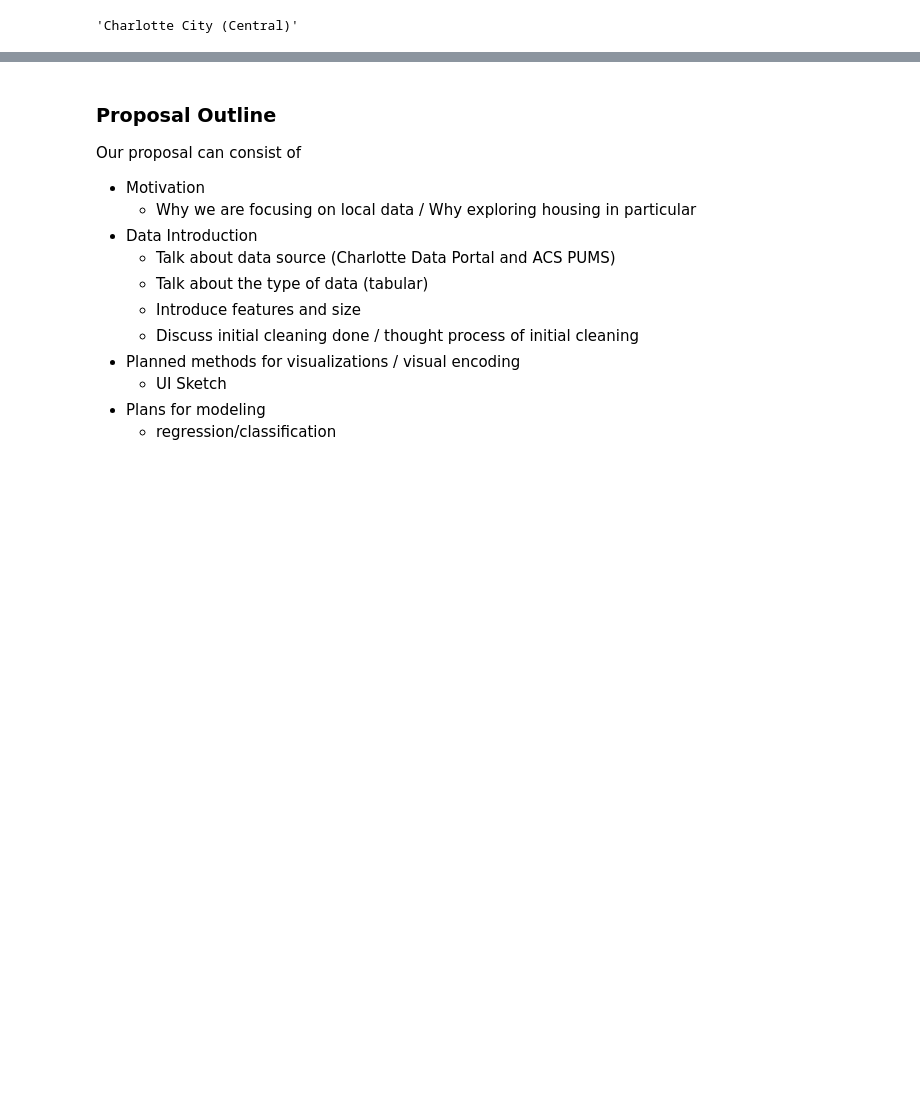
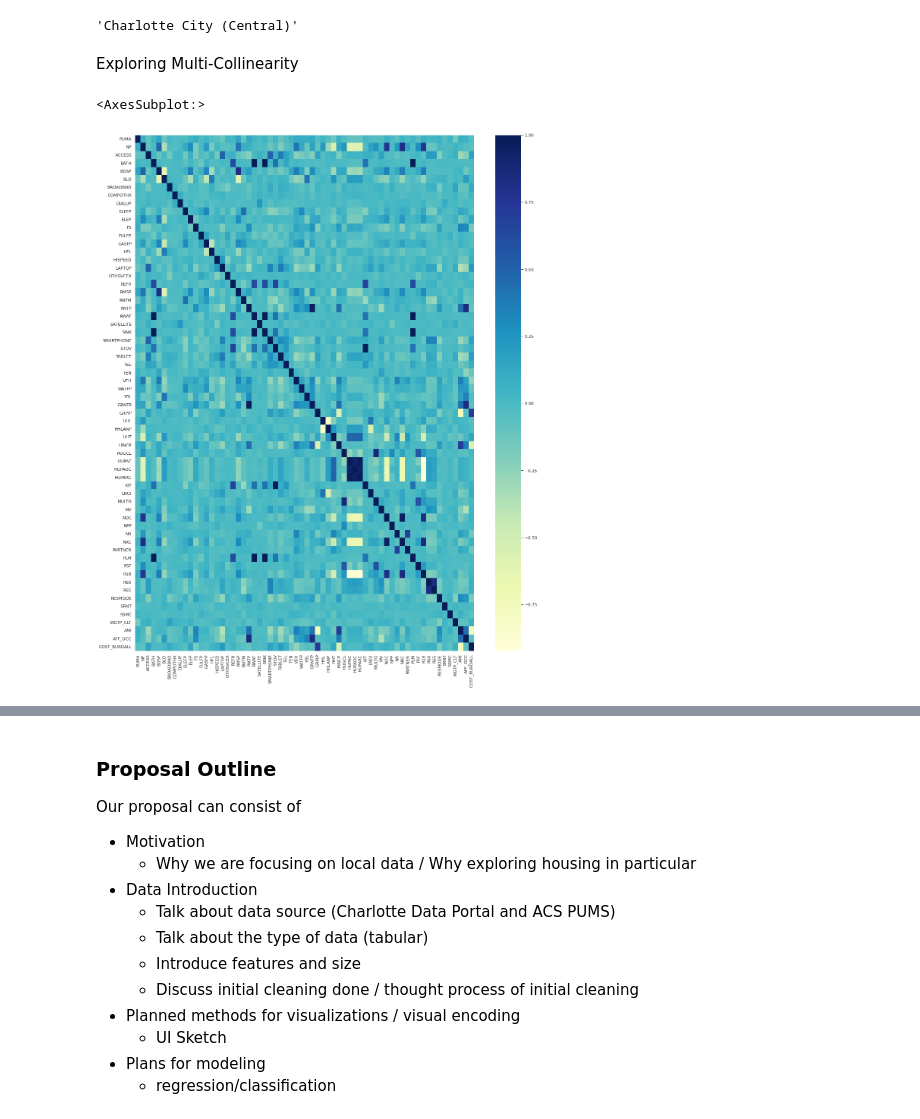
Before and after one commit to ITCS4122VISUALANALYTICS/Charlotte_Housing, a Jupyter notebook: notebooks/exploration_and_cleaning.ipynb, the cells around one changed output, grey strips where cells are left out. Drawn from its saved outputs; the diff is of its cells as text; code cells hidden in the pictures; blank space fills up the shorter version.

```diff
--- a/notebooks/exploration_and_cleaning.ipynb
+++ b/notebooks/exploration_and_cleaning.ipynb
@@ -357,3 +357,12 @@ PUMA_codes = {
 PUMA_codes[3101]
 # %% [output]
 'Charlotte City (Central)'
+# %% [markdown]
+Exploring Multi-Collinearity
+# %%
+correlations = df_cleaned.corr()
+# %%
+sns.heatmap(correlations, cmap="YlGnBu", annot=False)
+# %% [output]
+<AxesSubplot:>
+[figure, added]
```
Also changed, not shown: parts of 10 cells of this notebook, 3 other files.
